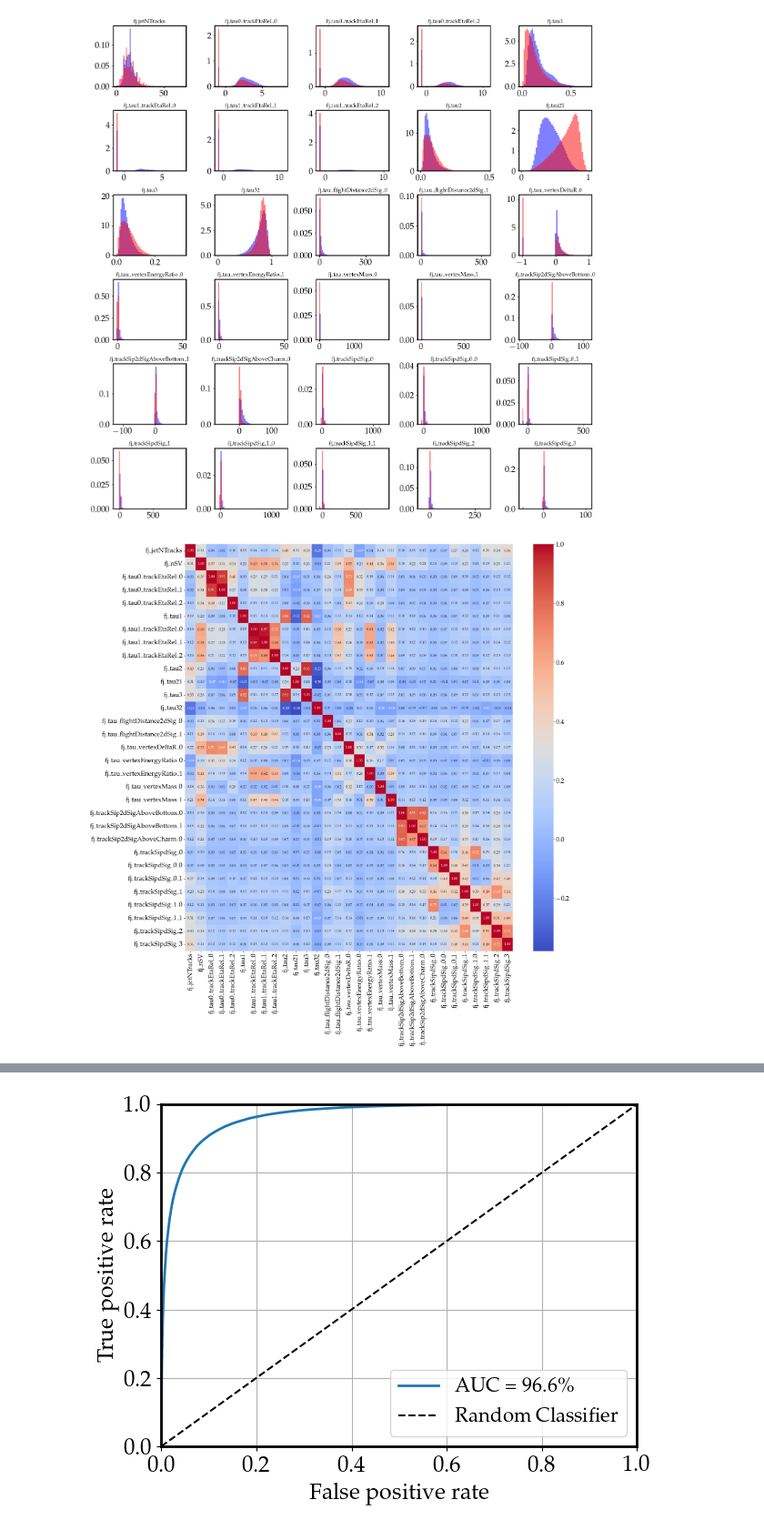
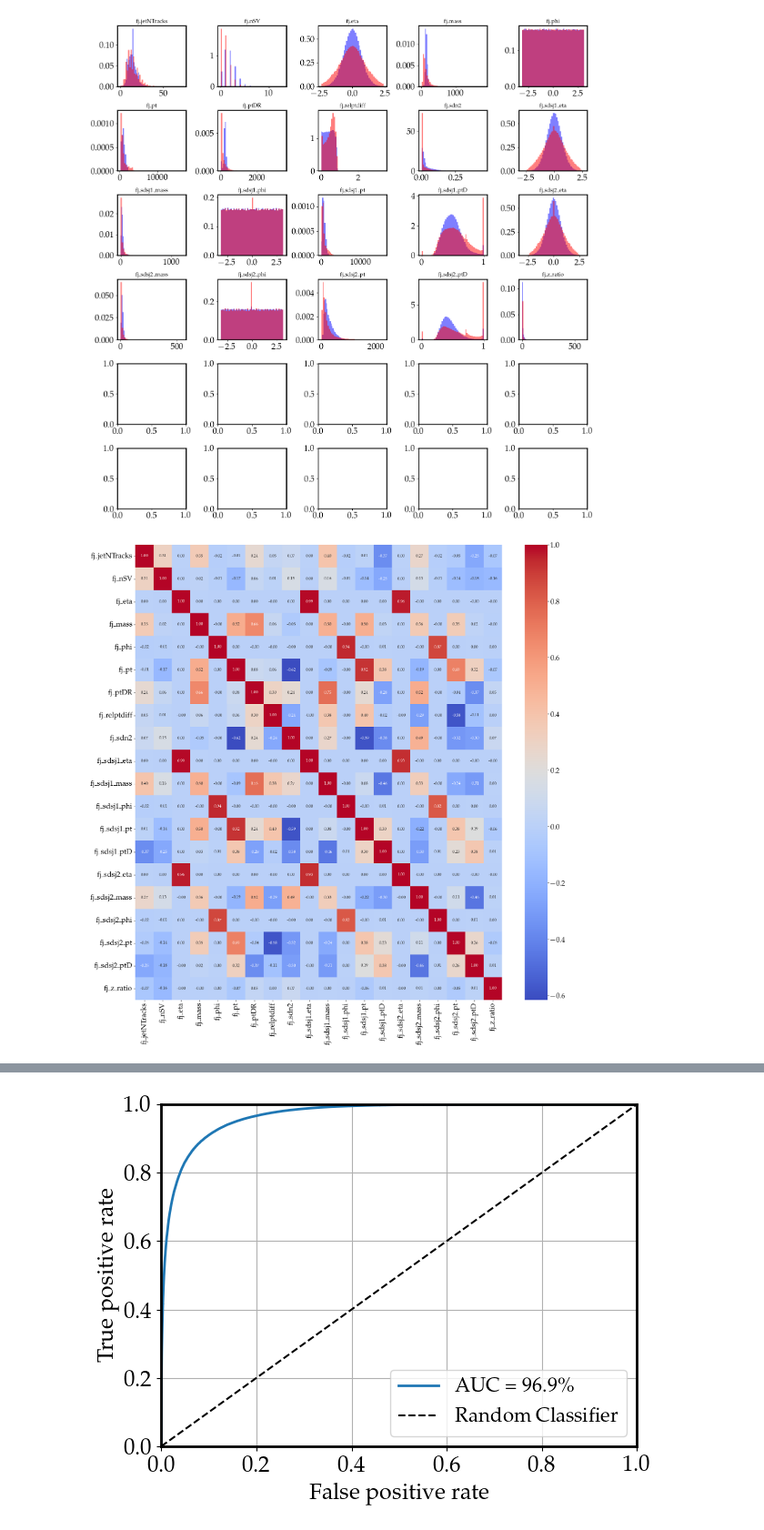
Before and after one commit to ikrommyd/PHYS549, a Jupyter notebook: model.ipynb, the cells around one changed output, grey strips where cells are left out. Shown at 91% size. Saved outputs shown, nothing was run; the diff lists cells and outputs as text; code cells hidden in the pictures.

```diff
--- a/model.ipynb
+++ b/model.ipynb
@@ -34,7 +34,7 @@ plt.rcParams.update({
     "legend.fontsize": 16
 })
 # %%
-with np.load("root_files/subjettiness_and_impact_parameter_train.npz") as file:
+with np.load("root_files/kinematics_train.npz") as file:
     feature_array = file['features']
     label_array = file['labels']
     features = file['names'].tolist()
@@ -90,21 +90,21 @@ print(sig_test_out.shape)
 # %%
 fig, axes = plt.subplots(6,5, figsize=(15,15))
 
-for ax, label in tqdm(zip(axes.ravel(), sig_train_out.columns.drop('fj_nSV')), total = 30):
+for ax, label in tqdm(zip(axes.ravel(), sig_train_out.columns), total = 20):
     ax.hist(sig_train_out[label],density=True,color='b',alpha=0.5,bins=50)
     ax.hist(bkg_train_out[label],density=True,color='r',alpha=0.5,bins=50)
     ax.set_title(label)
 
 plt.tight_layout()
 plt.show()
 # %% [output]
-[figure, old version]
+[figure, new version]
 # %%
 plt.figure(figsize=(20,20))
 sns.heatmap(sig_train_out.corr(), cmap='coolwarm',annot=True, fmt='.2f')
 plt.show()
 # %% [output]
-[figure, old version]
+[figure, new version]
 # %%
 plt.figure(figsize=(20,20))
 sns.heatmap(bkg_train_out.corr(), cmap='coolwarm',annot=True, fmt='.2f')
```
Also changed, not shown: parts of 29 cells of this notebook, 6 other files.
